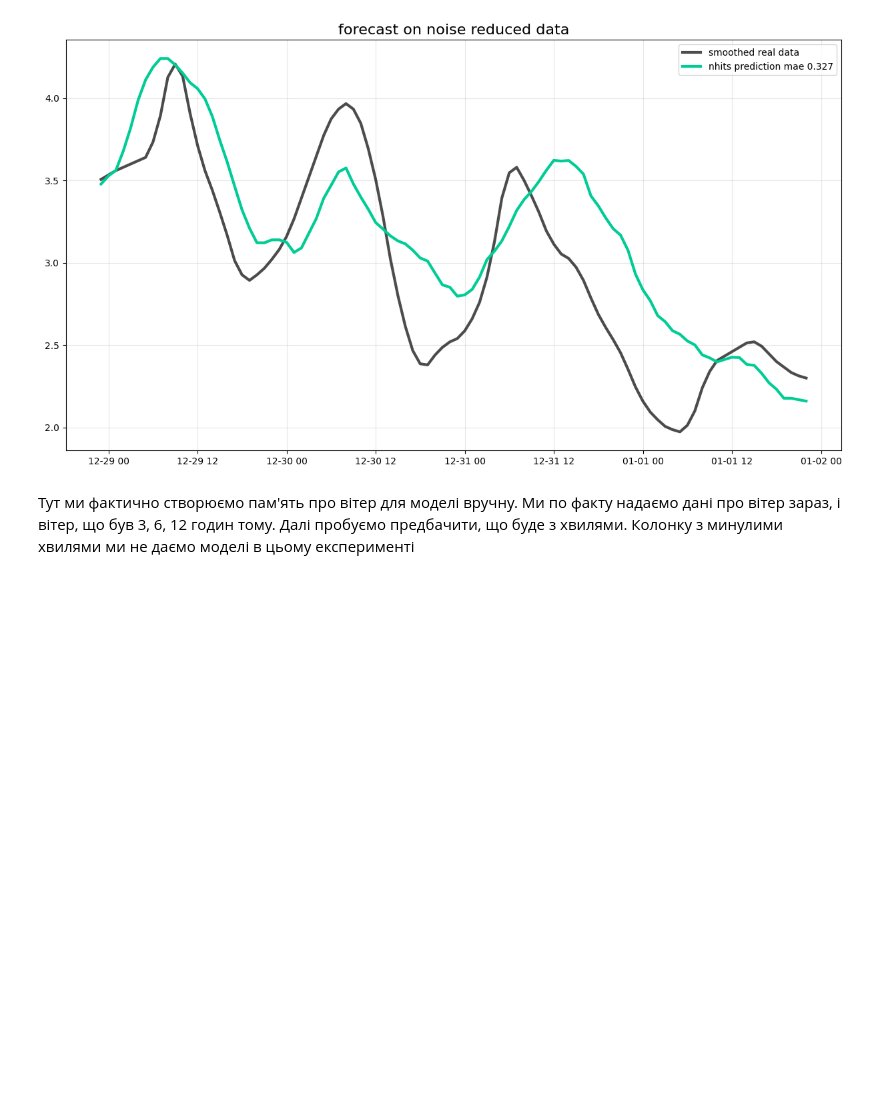
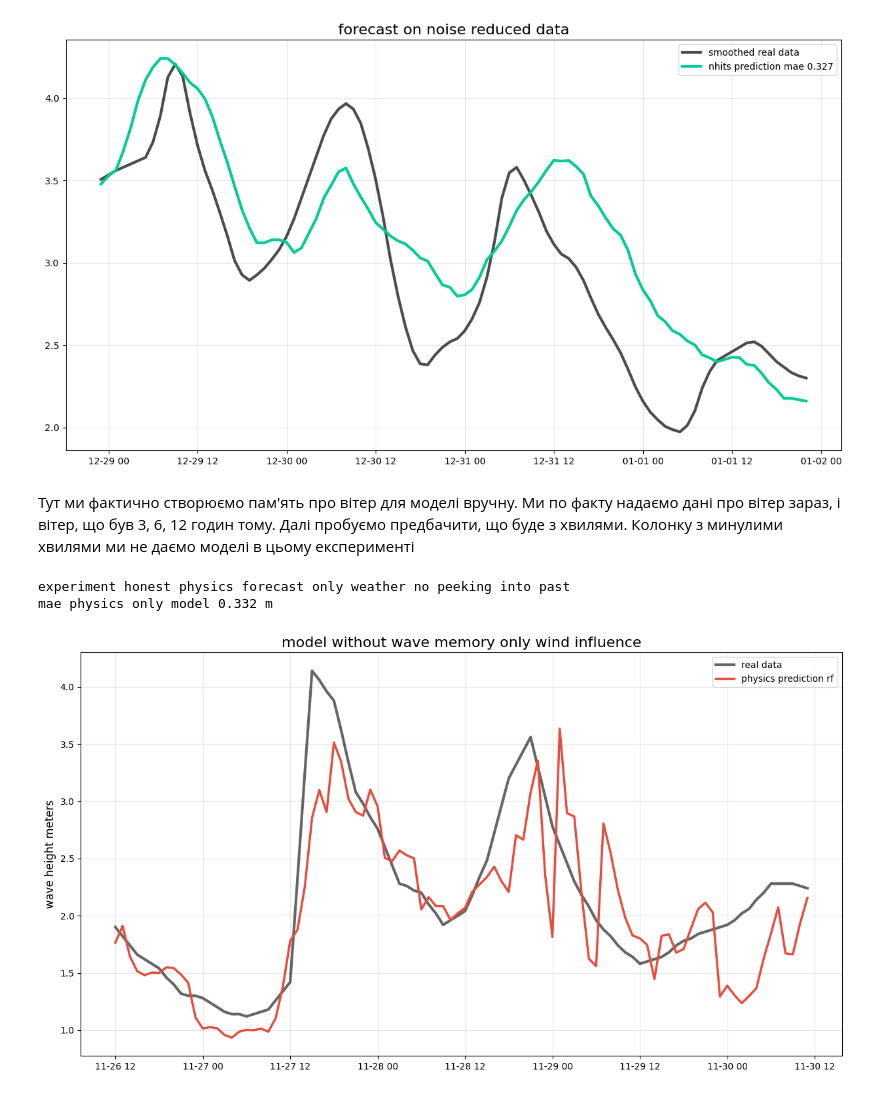
Before and after one commit to lizaArnauta/AI_project_storm_forecast, a Jupyter notebook: AI_project.ipynb, the cells around one changed output. Saved outputs shown, nothing was run; the diff lists cells and outputs as text; code cells hidden in the pictures; blank space fills up the shorter version.

```diff
--- a/AI_project.ipynb
+++ b/AI_project.ipynb
@@ -522,3 +522,74 @@ mae smoothed target: 0.327 m
 [figure]
 # %% [markdown]
 Тут ми фактично створюємо пам'ять про вітер для моделі вручну. Ми по факту надаємо дані про вітер зараз, і вітер, що був 3, 6, 12 годин тому. Далі пробуємо предбачити, що буде з хвилями. Колонку з минулими хвилями ми не даємо моделі в цьому експерименті
+# %%
+import requests
+import pandas as pd
+import matplotlib.pyplot as plt
+from sklearn.ensemble import RandomForestRegressor
+from sklearn.metrics import mean_absolute_error
+
+url_weather = "https://archive-api.open-meteo.com/v1/archive"
+params_weather = {
+    "latitude": 56.0, "longitude": 3.0,
+    "start_date": "2023-01-01", "end_date": "2024-01-01",
+    "hourly": ["pressure_msl", "wind_speed_10m"]
+}
+df_weather = pd.DataFrame(requests.get(url_weather, params=params_weather).json()['hourly'])
+df_weather['time'] = pd.to_datetime(df_weather['time'])
+
+url_marine = "https://marine-api.open-meteo.com/v1/marine"
+params_marine = {
+    "latitude": 56.0, "longitude": 3.0,
+    "start_date": "2023-01-01", "end_date": "2024-01-01",
+    "hourly": ["wave_height"]
+}
+df_marine = pd.DataFrame(requests.get(url_marine, params=params_marine).json()['hourly'])
+df_marine['time'] = pd.to_datetime(df_marine['time'])
+
+df = pd.merge(df_weather, df_marine, on='time')
+df = df.rename(columns={'pressure_msl': 'pressure', 'wind_speed_10m': 'wind', 'wave_height': 'y'})
+
+for lag in [1, 3, 6, 12, 24]:
+    df[f'wind_lag_{lag}'] = df['wind'].shift(lag)
+    df[f'pressure_lag_{lag}'] = df['pressure'].shift(lag)
+
+df['wind_energy'] = df['wind'] ** 2
+
+df = df.dropna()
+
+split_point = int(len(df) * 0.9)
+
+train = df.iloc[:split_point]
+test = df.iloc[split_point:]
+
+features = [col for col in df.columns if 'lag' in col or col in ['wind', 'pressure', 'wind_energy']]
+target = 'y'
+
+x_train = train[features]
+y_train = train[target]
+x_test = test[features]
+y_test = test[target]
+rf = RandomForestRegressor(n_estimators=200, max_depth=15, random_state=42, n_jobs=-1)
+rf.fit(x_train, y_train)
+predictions = rf.predict(x_test)
+mae_rf = mean_absolute_error(y_test, predictions)
+print(f"mae physics only model {mae_rf:.3f} m")
+
+zoom_slice = slice(0, 96)
+dates_zoom = test['time'].iloc[zoom_slice]
+y_real_zoom = y_test.iloc[zoom_slice]
+y_pred_zoom = predictions[zoom_slice]
+
+plt.figure(figsize=(15, 8))
+plt.plot(dates_zoom, y_real_zoom, label='real data', color='black', linewidth=3, alpha=0.6)
+plt.plot(dates_zoom, y_pred_zoom, label='physics prediction rf', color='#e74c3c', linewidth=2.5)
+plt.title('model without wave memory only wind influence', fontsize=16)
+plt.ylabel('wave height meters', fontsize=12)
+plt.legend()
+plt.grid(True, alpha=0.3)
+plt.show()
+# %% [output]
+experiment honest physics forecast only weather no peeking into past
+mae physics only model 0.332 m
+[figure, added]
```
